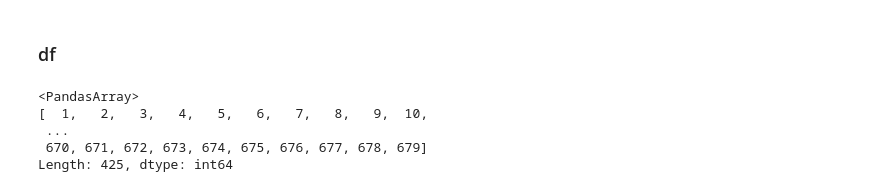
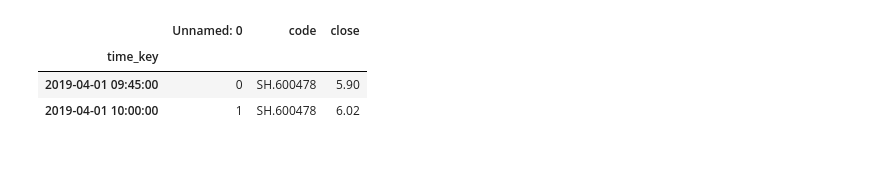
Before and after one commit to drunkpig/macd_exp, a Jupyter notebook: Untitled.ipynb, the cells around one changed output. Drawn from its saved outputs; the diff is of its cells as text; code cells hidden in the pictures; blank space fills up the shorter version.

```diff
--- a/Untitled.ipynb
+++ b/Untitled.ipynb
@@ -46,39 +18,0 @@ df.iloc[-1]['close']
-# %%
-df['test'] = 0
-
-seri = df.iloc[0:3].close
-
-for i, close in seri.items():
-    print(f'{i} -> {close}')
-
-# 扫描除去零碎的绿柱区间
-# 找到主峰，然后左右找到延伸。记录主峰
-# 除去主峰（属于主峰的赋值为0）
-# 当主峰高度为0的时候退出
-
-min_val = df.iloc[15:40].close.min()
-min_index = df.iloc[15:40].close.idxmin( axis=0)
-
-df.at[min_index, 'test'] = 1
-arr = df.iloc[15:40].close.array
-type(arr)
-# 从min_index先向左侧扫
-arr_min_index = min_index - 15
-for i in range(arr_min_index, 0+2, -1):
-
-    if arr[i]<=arr[i-1] or arr[i]<=arr[i-2]:
-        continue
-    else:
-        break # i 就是左侧波谷
-
-
-# 从min_index向右侧扫描
-for j in range(arr_min_index, 40-15-2):
-
-    if arr[j]<=arr[j+1] or arr[j]<=arr[j+2]:
-        continue
-    else:
-        break # j 就是右侧波谷
-
-# 从[i, j]区间剩下的段继续加入迭代区间
-print(f'===> {i} -> {j}')
@@ -90,3 +18,0 @@ print(f'===> {i} -> {j}')
-# %%
-df.at[999,'test']=1
-df
@@ -112,3 +19,10 @@ df
+# %%
+df[0:2]
+# %% [output]
+|  | Unnamed: 0 | code | close |
+| time_key |  |  |  |
+| 2019-04-01 09:45:00 | 0 | SH.600478 | 5.90 |
+| 2019-04-01 10:00:00 | 1 | SH.600478 | 6.02 |
 # %%
 
 
@@ -126,13 +40,3 @@ df30['macd_bar'] = bar
 df30['ma5'] = ma(df30, 5)
 df30['ma10'] = ma(df30, 10)
 df30['em_bar'] = (df30['ma5']-df30['ma10']).apply(lambda val: round(val, 2))
-# %% [markdown]
-### df
-# %%
-df30[df30['diff']<0].index.array
-# %% [output]
-<PandasArray>
-[  1,   2,   3,   4,   5,   6,   7,   8,   9,  10,
- ...
- 670, 671, 672, 673, 674, 675, 676, 677, 678, 679]
-Length: 425, dtype: int64
```
Also changed, not shown: parts of 9 cells of this notebook, 21 other files.
